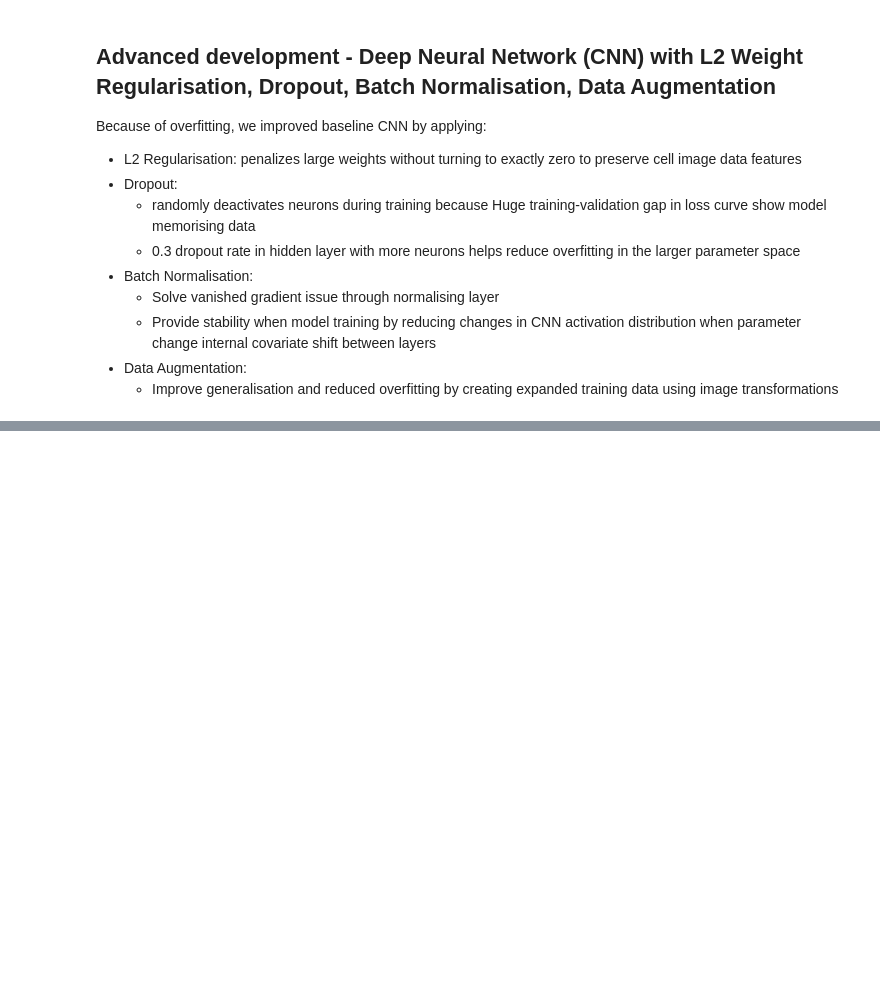
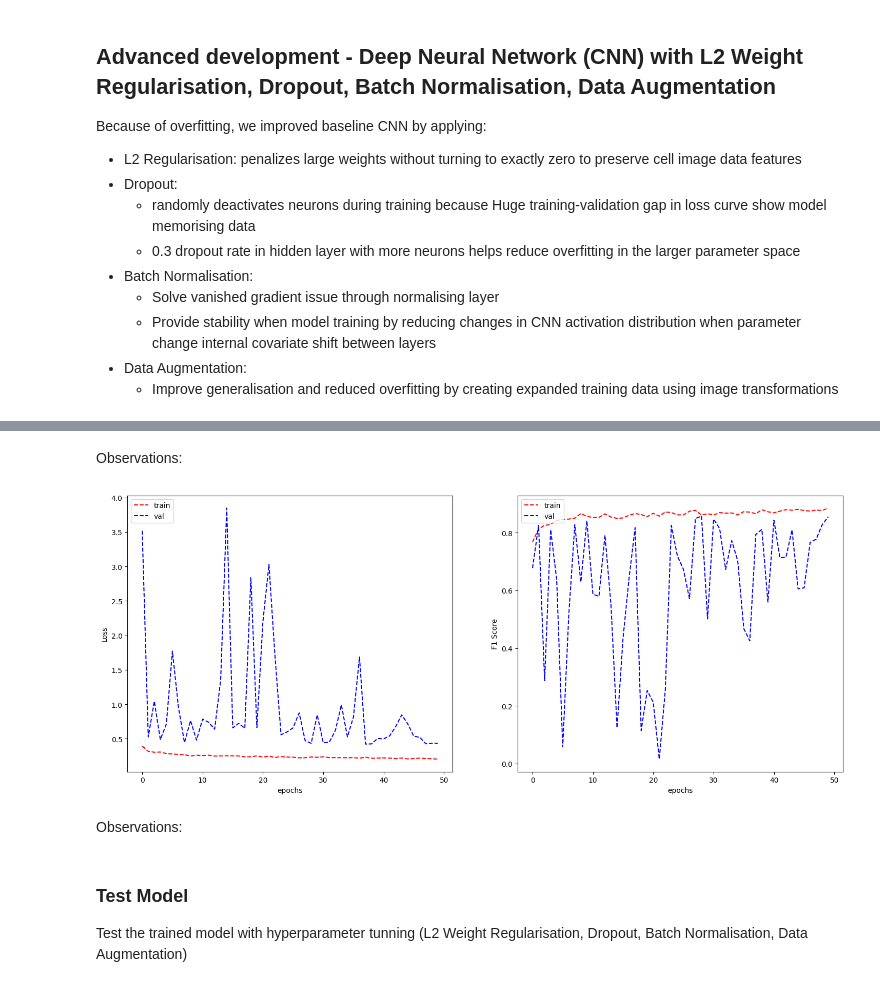
Before and after one commit to Strongsoon/machineLearning, a Jupyter notebook: s3955624_s3899816.ipynb, the cells around one changed output, grey strips where cells are left out. Cells and saved outputs as stored; diff of their text form; code cells hidden in the pictures; blank space fills up the shorter version.

```diff
--- a/s3955624_s3899816.ipynb
+++ b/s3955624_s3899816.ipynb
@@ -2797,0 +3036,18 @@ Because of overfitting, we improved baseline CNN by applying:
+# %% [markdown]
+Observations:
+# %%
+plot_learning_curve(
+    history.history['loss'],
+    history.history['val_loss'],
+    history.history['f1_score'],
+    history.history['val_f1_score'],
+    metric_name='F1 Score'
+)
+# %% [output]
+[figure, added]
+# %% [markdown]
+Observations:
+# %% [markdown]
+### Test Model
+
+Test the trained model with hyperparameter tunning (L2 Weight Regularisation, Dropout, Batch Normalisation, Data Augmentation)
```
Also changed, not shown: parts of 20 cells of this notebook.
